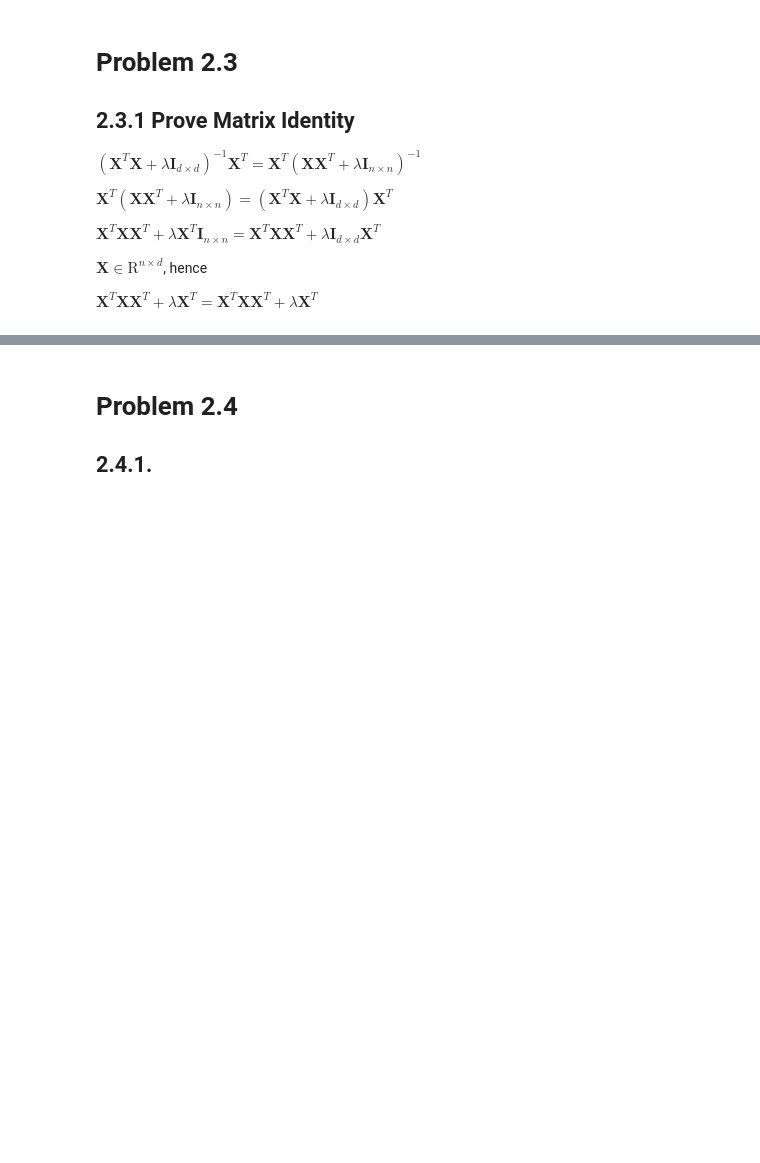
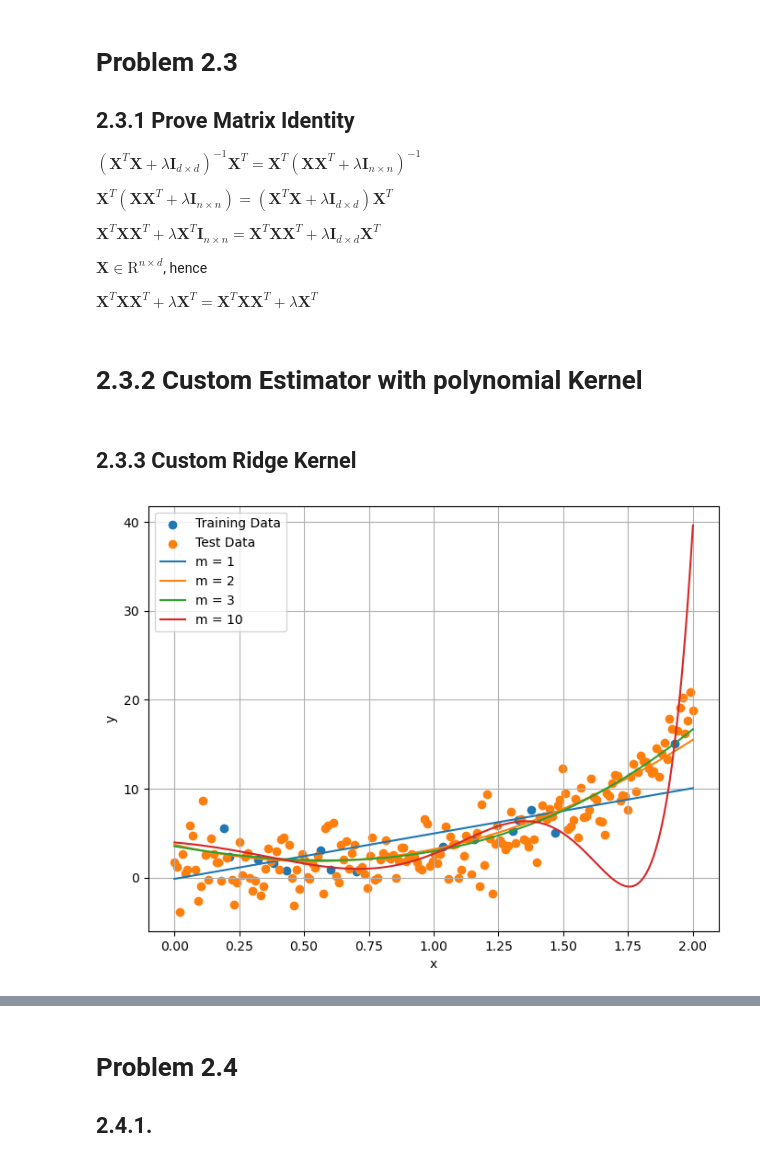
Before and after one commit to Geryyy/ml_algorithm, a Jupyter notebook: 02_uebung/ue2_ebmer.ipynb, the cells around one changed output, grey strips where cells are left out. Drawn from its saved outputs; the diff is of its cells as text; code cells hidden in the pictures; blank space fills up the shorter version.

```diff
--- a/02_uebung/ue2_ebmer.ipynb
+++ b/02_uebung/ue2_ebmer.ipynb
@@ -483,3 +490,76 @@ $ \bm{X}^T \bm{X} \bm{X}^T + \lambda \bm{X}^T \bm{I}_{n \times n} = \bm{X}^T \bm
 $ \bm{X} \in \mathrm{R}^{n \times d} $, hence
 
 $ \bm{X}^T \bm{X} \bm{X}^T + \lambda \bm{X}^T = \bm{X}^T \bm{X} \bm{X}^T + \lambda \bm{X}^T $
+# %% [markdown]
+# 2.3.2 Custom Estimator with polynomial Kernel
+# %%
+import pandas as pd
+import matplotlib.pyplot as plt
+
+# Extract the data from the CSV files using pandas
+train_data = pd.read_csv('../01_uebung/regression_train.csv')
+x_train = train_data['x'].values.reshape(-1, 1)
+y_train = train_data['y'].values.reshape(-1, 1)
+
+test_data = pd.read_csv('../01_uebung/regression_test.csv')
+x_test = test_data['x'].values.reshape(-1, 1)
+y_test = test_data['y'].values.reshape(-1, 1)
+# %% [markdown]
+## 2.3.3 Custom Ridge Kernel
+# %%
+import numpy as np
+
+class CustomKernelRidge:
+    def __init__(self, lambda_=1.0, m=1):
+        self.lambda_ = lambda_
+        self.m = m
+
+    def fit(self, X, y):
+        self.X_train = X
+        n_samples = X.shape[0]
+
+        self.kernel = lambda X, Y: (np.dot(X, Y.T) + 1) ** self.m
+
+        K = self.kernel(X, X)
+
+        # Add a small value to the diagonal for regularization
+        K[np.diag_indices_from(K)] += self.lambda_
+
+        # Compute alpha weights using the kernel matrix
+        self.alpha_weights = np.linalg.solve(K, y)
+
+    def predict(self, X):
+        # Compute kernel matrix between test and train data
+        K_x = self.kernel(X, self.X_train)
+
+        # Make predictions
+        y_pred = np.dot(K_x, self.alpha_weights)
+        return y_pred
+
+
+m_ls = [1,2,3,10]
+pred_ls = []
+for m in m_ls:
+
+    model = CustomKernelRidge(lambda_=0.1, m=m)
+    model.fit(x_train, y_train)
+
+    # Assuming X_test is your test data
+    predictions = model.predict(x_test)
+    pred_ls.append(predictions)
+
+# Plot the predictions
+plt.figure(figsize=(8, 6))
+plt.scatter(x_train, y_train, label='Training Data')
+plt.scatter(x_test, y_test, label='Test Data')
+plt.plot(x_test, pred_ls[0], label='m = 1')
+plt.plot(x_test, pred_ls[1], label='m = 2')
+plt.plot(x_test, pred_ls[2], label='m = 3')
+plt.plot(x_test, pred_ls[3], label='m = 10')
+plt.xlabel('x')
+plt.ylabel('y')
+plt.legend()
+plt.grid()
+plt.show()
+# %% [output]
+[figure, added]
```
Also changed, not shown: parts of 8 cells of this notebook, 3 other files.
